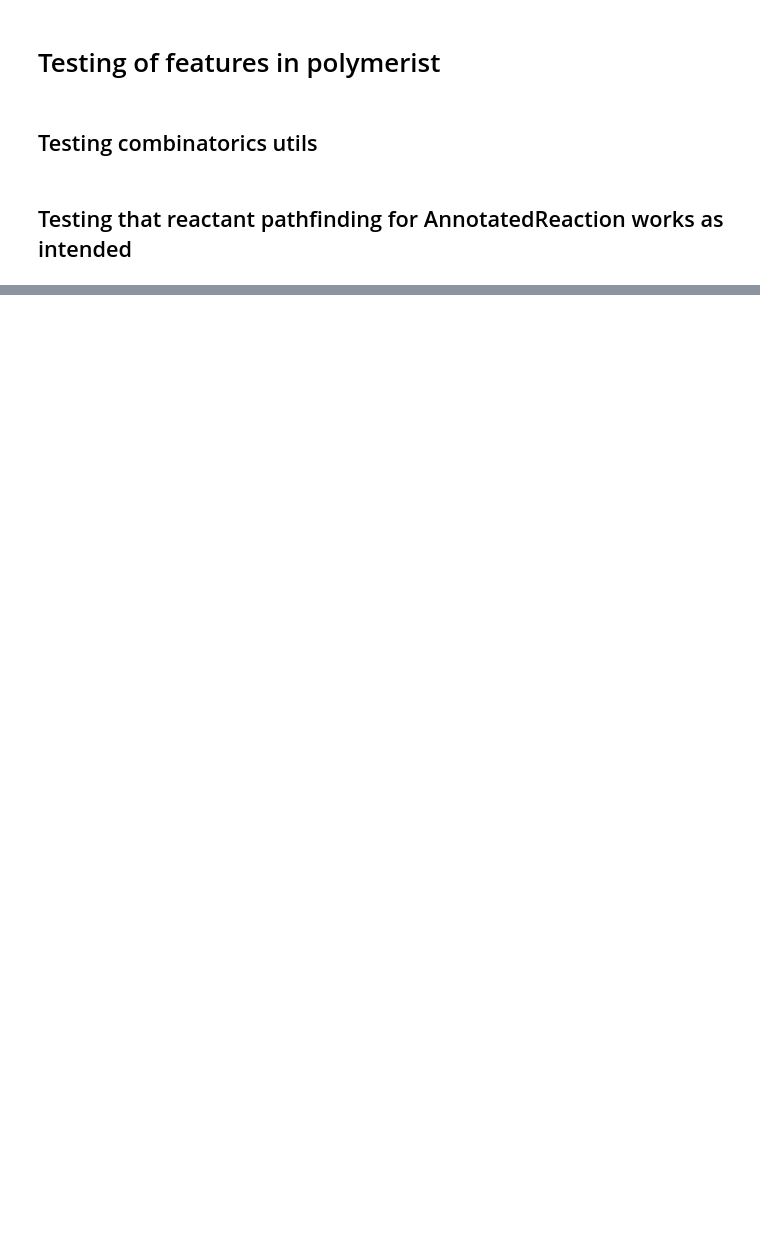
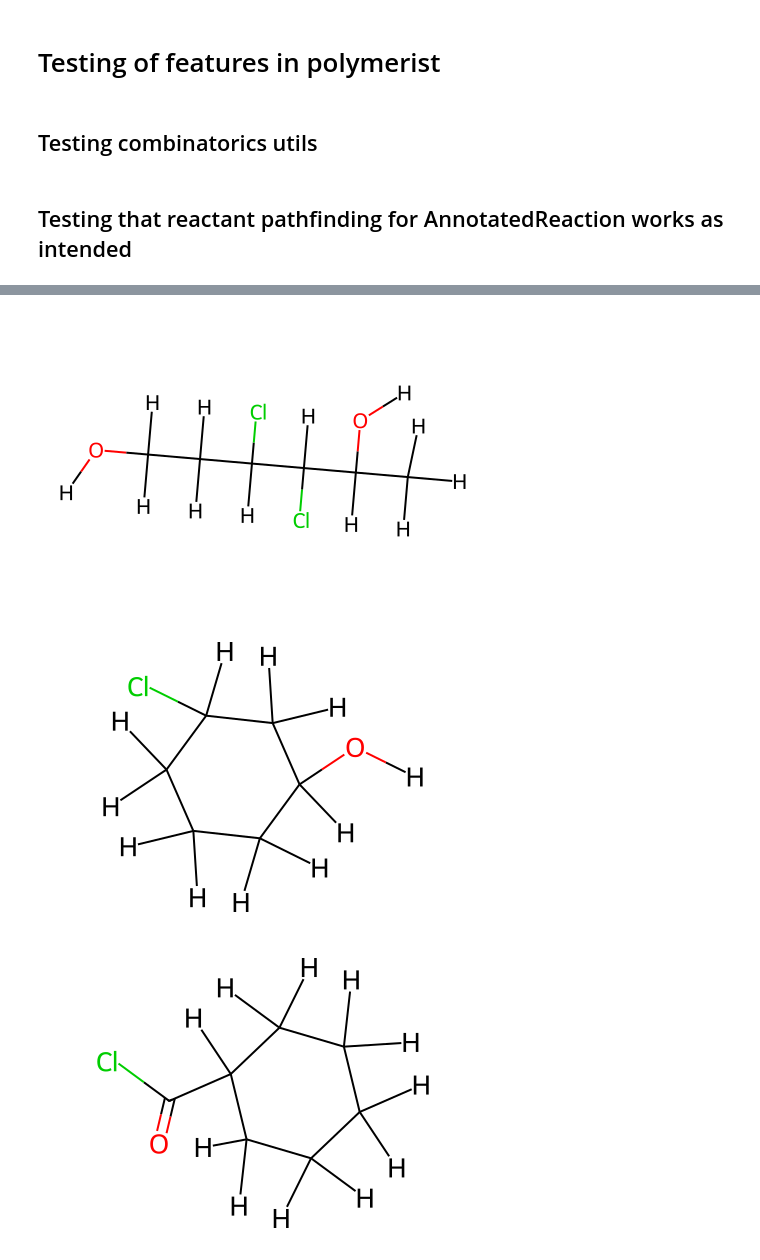
Before and after one commit to timbernat/polymer_workbench, a Jupyter notebook: new_feature_testing.ipynb, the cells around one changed output, grey strips where cells are left out. Cells and saved outputs as stored; diff of their text form; code cells hidden in the pictures; blank space fills up the shorter version.

```diff
--- a/new_feature_testing.ipynb
+++ b/new_feature_testing.ipynb
@@ -86,18 +88,22 @@ print(reactant_templates_by_index)
 # %%
-from polymerist.polymers.monomers.specification import expanded_SMILES, SANITIZE_AS_KEKULE
+from polymerist.polymers.monomers.specification import expanded_SMILES
 
 reactant_smiles = [
     'CC(O)C(Cl)C(Cl)CCO',
     'C1CCC(Cl)CC1O',
     'C1CCC(C(=O)Cl)CC1',
     'FC(F)(F)F',
     'c1(O)c(O)c(C(=O)Cl)c(O)c(C(=O)Cl)c1',
 ]
 
 reactants = []
 for smiles in reactant_smiles:
     exp_smiles = expanded_SMILES(smiles, assign_map_nums=False)
     mol = Chem.MolFromSmiles(exp_smiles, sanitize=False)
-    Chem.SanitizeMol(mol, sanitizeOps=SANITIZE_AS_KEKULE)
+    Chem.SanitizeMol(mol)
     display(mol)
     reactants.append(mol)
+# %% [output]
+[figure, added]
+[figure, added]
+[figure, added]
```
Also changed, not shown: parts of 12 cells of this notebook.
